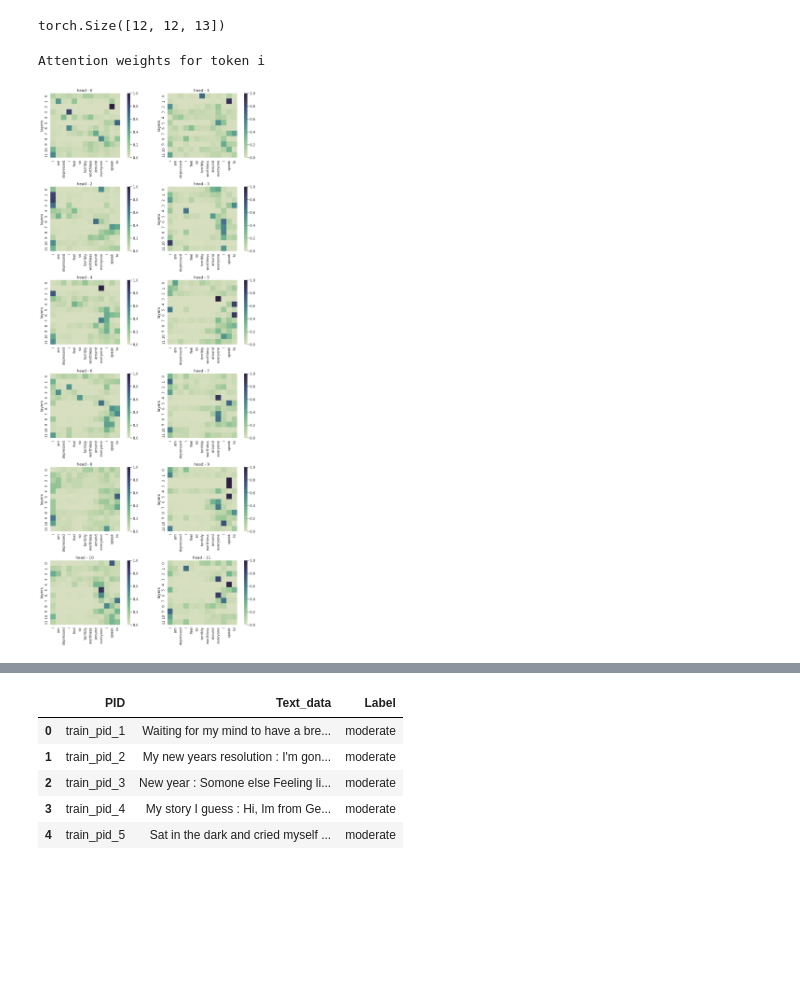
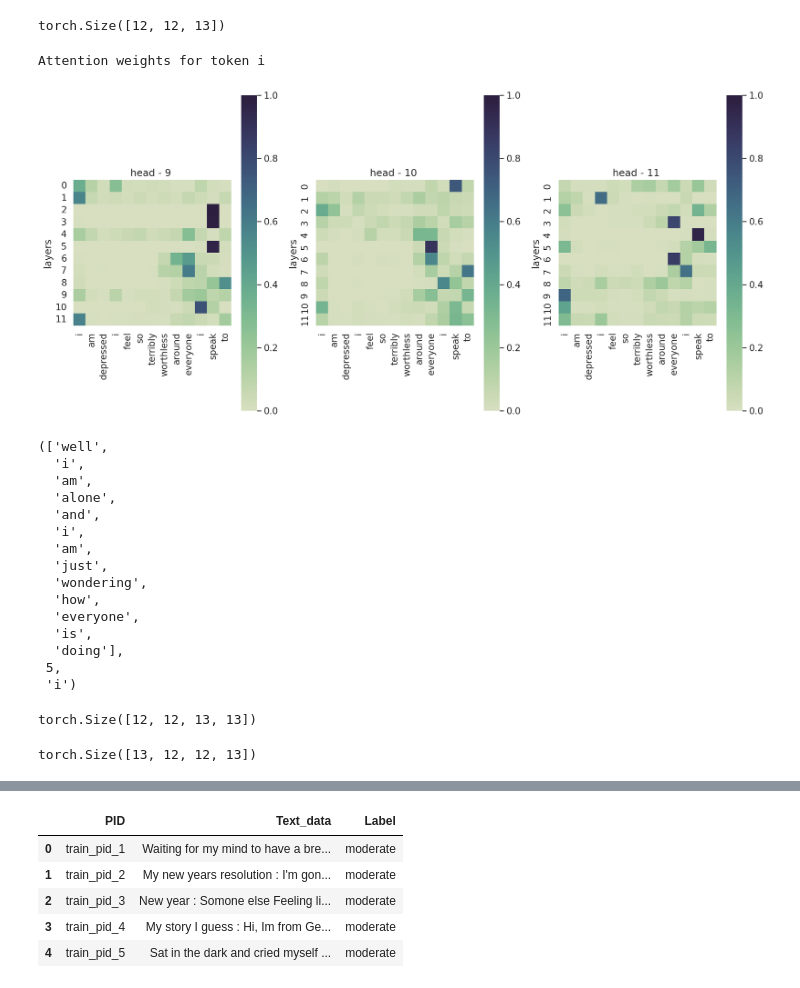
Before and after one commit to dpaul0501/DeepD-Exploring-linguistic-pattern-learned-by-Deep-Tech-for-Depression-Detection, a Jupyter notebook: Depression_Visualisation.ipynb, the cells around one changed output, grey strips where cells are left out. Saved outputs shown, nothing was run; the diff lists cells and outputs as text; code cells hidden in the pictures; blank space fills up the shorter version.

```diff
--- a/Depression_Visualisation.ipynb
+++ b/Depression_Visualisation.ipynb
@@ -127,21 +83,19 @@ torch.Size([12, 12, 13])
 # %%
 import seaborn as sns
 import matplotlib.pyplot as plt
 import numpy as np
-cols = 2
-rows = int(heads/cols)
-
-fig, axes = plt.subplots( rows,cols, figsize = (14,30))
+fig, axes = plt.subplots( 1,3, figsize = (15,7))
 axes = axes.flat
 print (f'Attention weights for token {tok[p_pos]}')
-for i,att in enumerate(attentions_pos):
+for i,att in enumerate(attentions_pos[9:]):
 
     im = axes[i].imshow(att, cmap='gray')
     sns.heatmap(att,vmin = 0, vmax = 1,ax = axes[i], xticklabels = tok,cmap=sns.cubehelix_palette(start=.5, rot=-.75, as_cmap=True))
-    axes[i].set_title(f'head - {i} ' )
+    axes[i].set_title(f'head - {i+9} ' )
     axes[i].set_ylabel('layers')
     fig.tight_layout()
+#plt.suptitle('Attention for i in a depressed class text')
 plt.savefig(f'attention-{i}')
 # %% [output]
 Attention weights for token i
-[figure, old version]
+[figure, new version]
@@ -147,0 +107,34 @@ Attention weights for token i
+# %%
+#visualisation of no depression class
+p_pos = len(tok1) # position for token
+tok = tok1+tok2
+tok,p_pos, tok[p_pos]
+# %% [output]
+(['well',
+  'i',
+  'am',
+  'alone',
+  'and',
+  'i',
+  'am',
+  'just',
+  'wondering',
+  'how',
+  'everyone',
+  'is',
+  'doing'],
+ 5,
+ 'i')
+# %%
+ids = torch.tensor(tokenizer.convert_tokens_to_ids(tok)).unsqueeze(0).to('cpu')
+with torch.no_grad():
+    output = model(ids)
+attentions = torch.cat(output[2]).to('cpu')
+attentions.shape
+# %% [output]
+torch.Size([12, 12, 13, 13])
+# %%
+attentions = attentions.permute(2,1,0,3)
+print(attentions.shape)
+# %% [output]
+torch.Size([13, 12, 12, 13])
```
Also changed, not shown: parts of 9 cells of this notebook.
